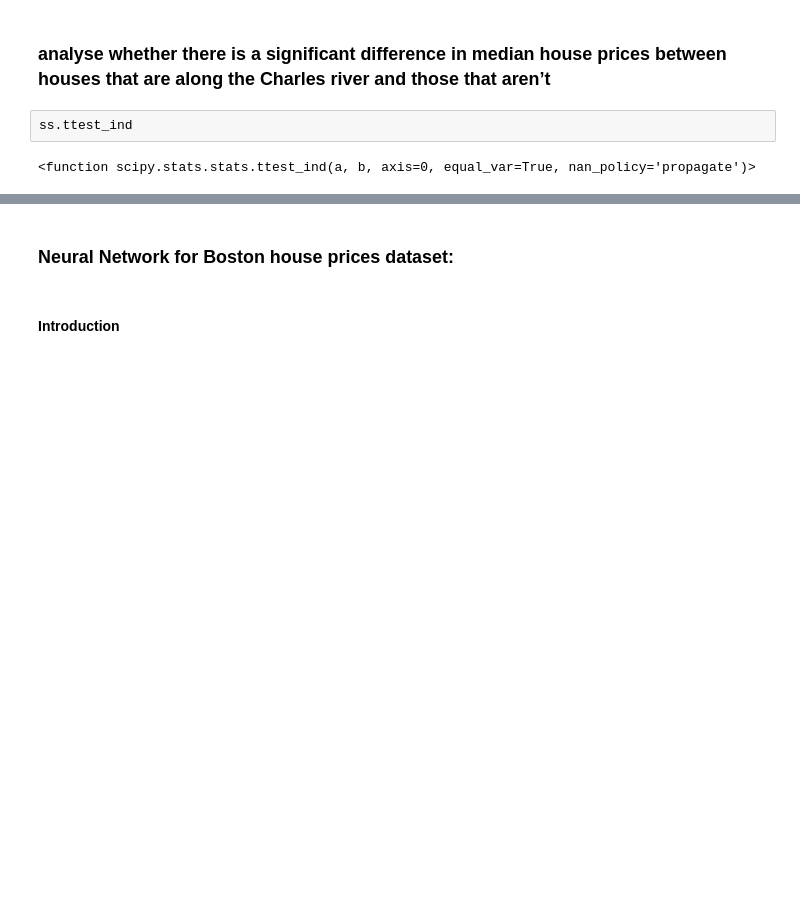
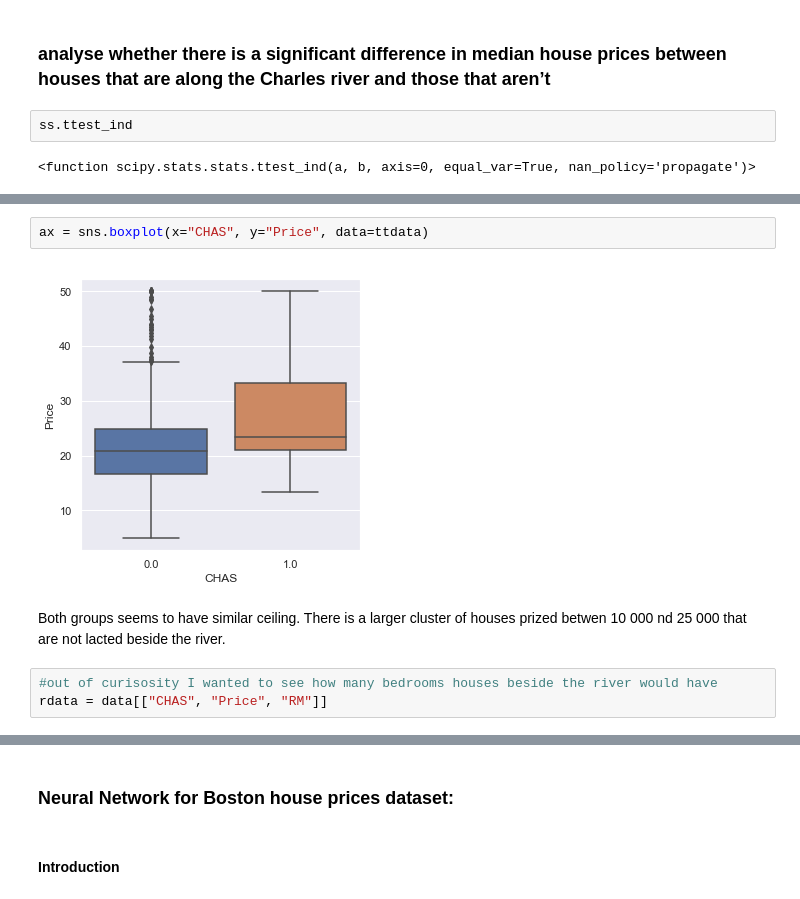
Before and after one commit to MartynaMisk/MachineLearnStat_Assessment, a Jupyter notebook: Project-HousePricing.ipynb, the cells around one changed output, grey strips where cells are left out. Saved outputs shown, nothing was run; the diff lists cells and outputs as text; blank space fills up the shorter version.

```diff
--- a/Project-HousePricing.ipynb
+++ b/Project-HousePricing.ipynb
@@ -388,0 +414,9 @@ data[data["CHAS"] == 0]
+# %%
+ax = sns.boxplot(x="CHAS", y="Price", data=ttdata)
+# %% [output]
+[figure, added]
+# %% [markdown]
+Both groups seems to have similar ceiling. There is a larger cluster of houses prized betwen 10 000 nd 25 000 that are not lacted beside the river.
+# %%
+#out of curisosity I wanted to see how many bedrooms houses beside the river would have
+rdata = data[["CHAS", "Price", "RM"]]
```
Also changed, not shown: parts of 24 cells of this notebook.
